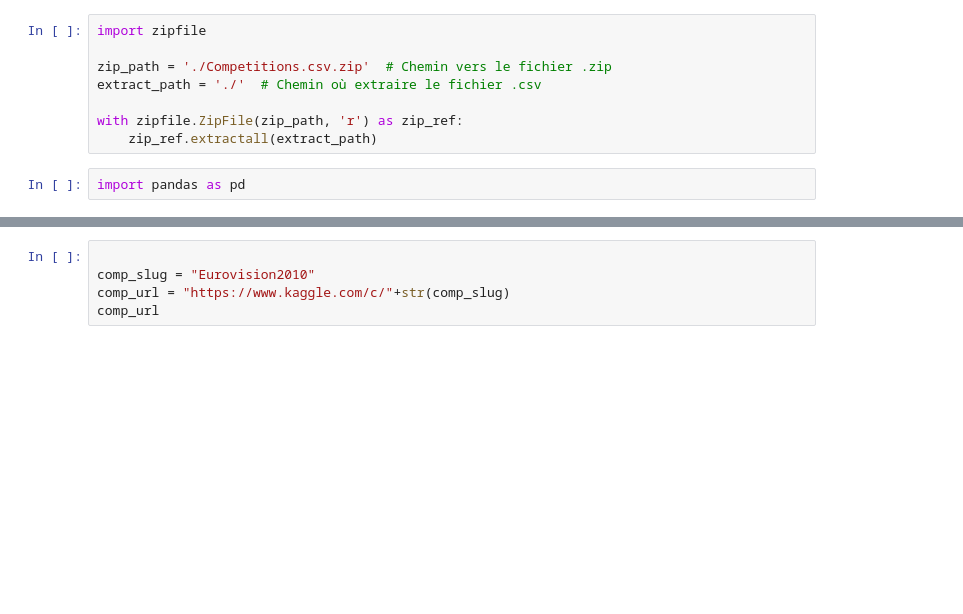
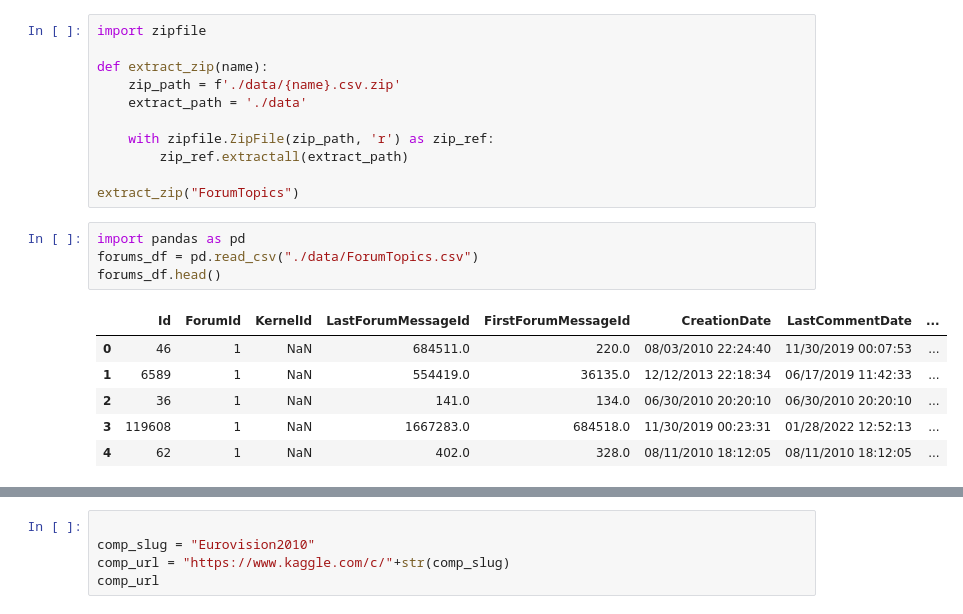
Before and after one commit to Romathonat/KaggleMateAI, a Jupyter notebook: poc.ipynb, the cells around one changed output, grey strips where cells are left out. Cells and saved outputs as stored; diff of their text form; blank space fills up the shorter version.

```diff
--- a/poc.ipynb
+++ b/poc.ipynb
@@ -24,10 +30,22 @@ True
 # %%
 import zipfile
 
-zip_path = './Competitions.csv.zip'  # Chemin vers le fichier .zip
-extract_path = './'  # Chemin où extraire le fichier .csv
+def extract_zip(name):
+    zip_path = f'./data/{name}.csv.zip'
+    extract_path = './data'
 
-with zipfile.ZipFile(zip_path, 'r') as zip_ref:
-    zip_ref.extractall(extract_path)
+    with zipfile.ZipFile(zip_path, 'r') as zip_ref:
+        zip_ref.extractall(extract_path)
+
+extract_zip("ForumTopics")
 # %%
 import pandas as pd
+forums_df = pd.read_csv("./data/ForumTopics.csv")
+forums_df.head()
+# %% [output]
+|  | Id | ForumId | KernelId | LastForumMessageId | FirstForumMessageId | CreationDate | LastCommentDate | ... |
+| 0 | 46 | 1 | NaN | 684511.0 | 220.0 | 08/03/2010 22:24:40 | 11/30/2019 00:07:53 | ... |
+| 1 | 6589 | 1 | NaN | 554419.0 | 36135.0 | 12/12/2013 22:18:34 | 06/17/2019 11:42:33 | ... |
+| 2 | 36 | 1 | NaN | 141.0 | 134.0 | 06/30/2010 20:20:10 | 06/30/2010 20:20:10 | ... |
+| 3 | 119608 | 1 | NaN | 1667283.0 | 684518.0 | 11/30/2019 00:23:31 | 01/28/2022 12:52:13 | ... |
+| 4 | 62 | 1 | NaN | 402.0 | 328.0 | 08/11/2010 18:12:05 | 08/11/2010 18:12:05 | ... |
```
Also changed, not shown: parts of 28 cells of this notebook, 5 other files.
